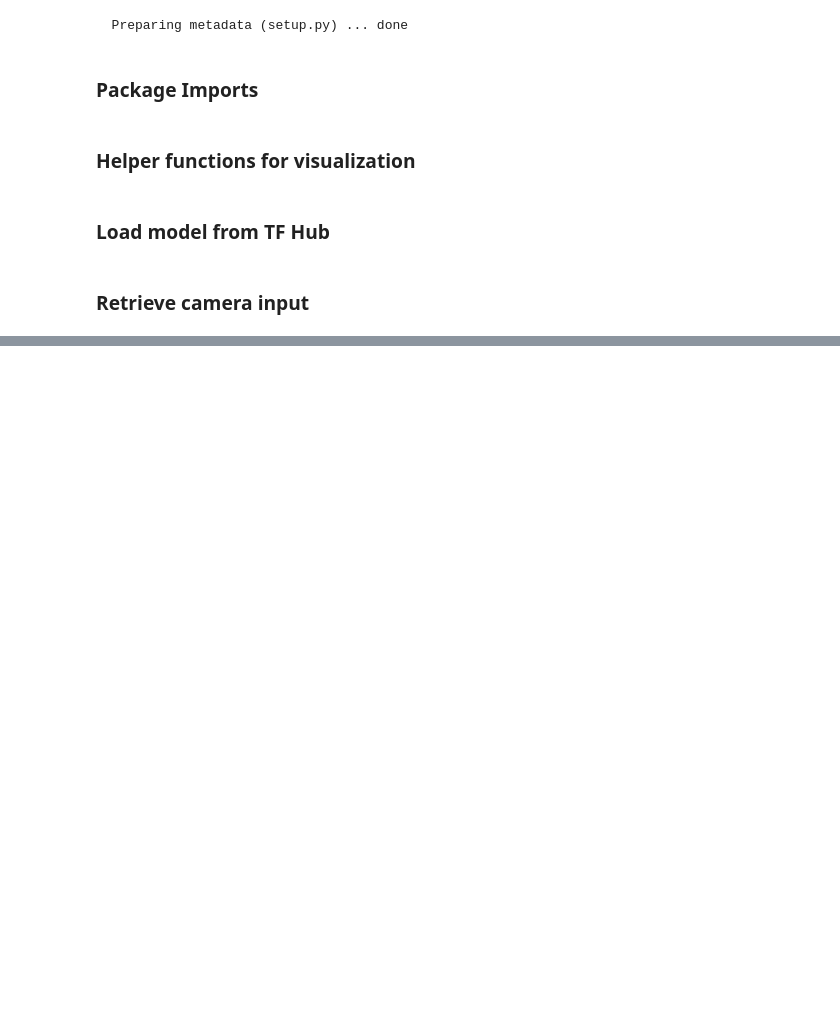
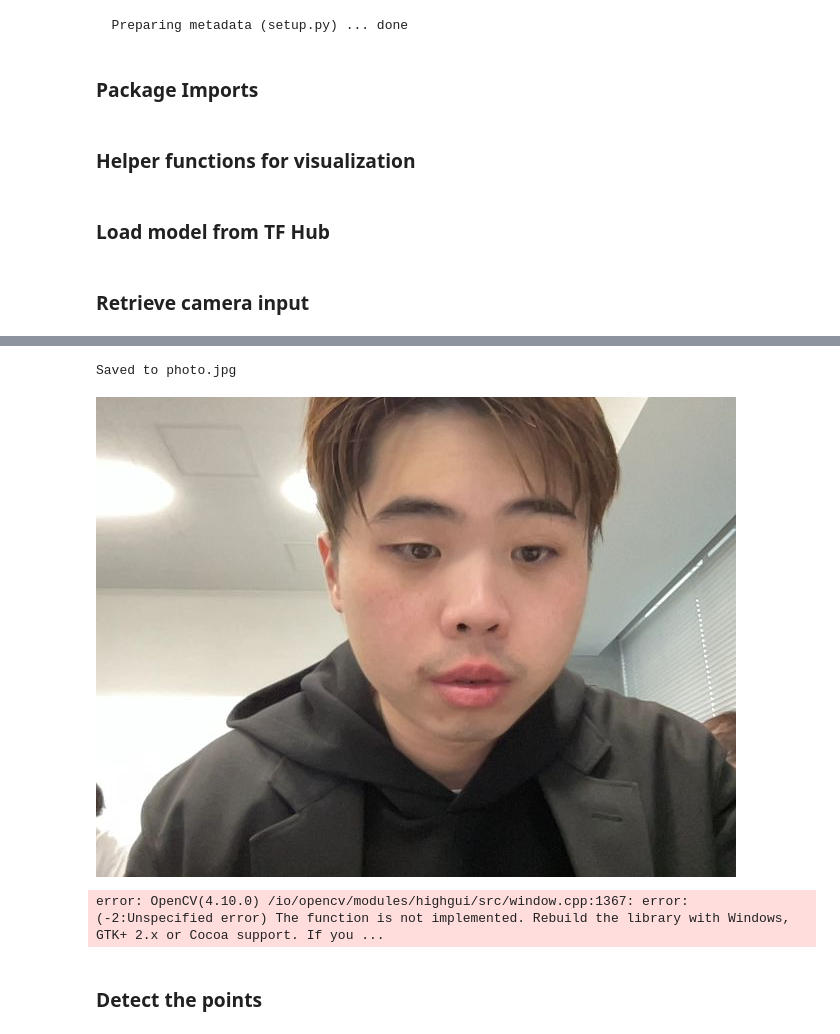
Before and after one commit to umamififty/GXP_Proj_1, a Jupyter notebook: gxp_draft_1.ipynb, the cells around one changed output, grey strips where cells are left out. Cells and saved outputs as stored; diff of their text form; code cells hidden in the pictures; blank space fills up the shorter version.

```diff
--- a/gxp_draft_1.ipynb
+++ b/gxp_draft_1.ipynb
@@ -372,5 +372,10 @@ print(f"Saved to {filename}")
 # Load the image using OpenCV
 image = cv2.imread(filename)
 cv2_imshow(image)
-cv2.waitKey(0)
-cv2.destroyAllWindows()
+
+# Draw the keypoints on the image
+draw_keypoints(image.numpy()[0], keypoints_with_scores)
+
+# Display the image with keypoints
+cv2_imshow(image.numpy()[0])  # Replace cv2.imshow with cv2_imshow
+# %% [output]
@@ -376,0 +383,5 @@ cv2.destroyAllWindows()
+Saved to photo.jpg
+[figure, added]
+error: OpenCV(4.10.0) /io/opencv/modules/highgui/src/window.cpp:1367: error: (-2:Unspecified error) The function is not implemented. Rebuild the library with Windows, GTK+ 2.x or Cocoa support. If you ...
+# %% [markdown]
+### Detect the points
```
Also changed, not shown: parts of 1 cell of this notebook.
